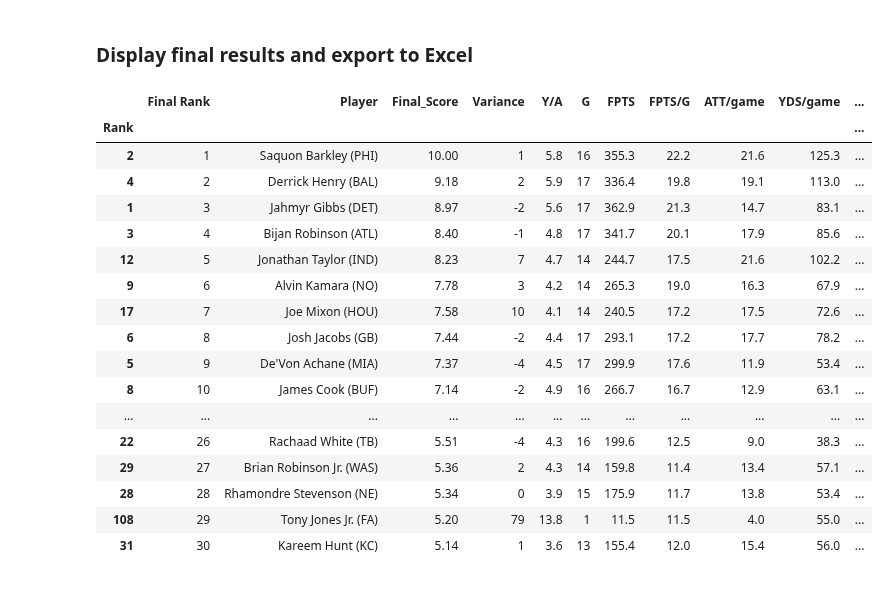
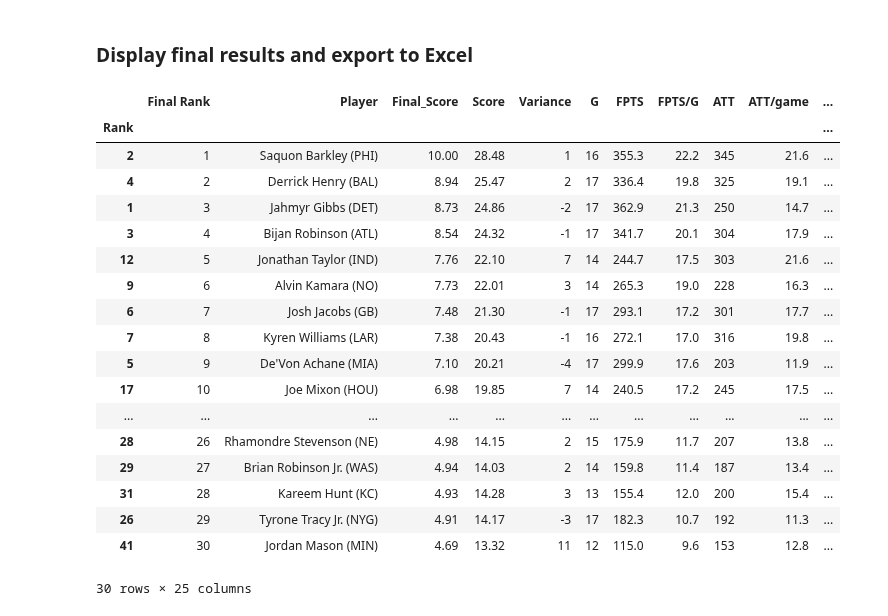
Before and after one commit to meltangonan/fantasy-football, a Jupyter notebook: RB/2025/RB_Model_2025.ipynb, the cells around one changed output. Drawn from its saved outputs; the diff is of its cells as text; code cells hidden in the pictures.

```diff
--- a/RB/2025/RB_Model_2025.ipynb
+++ b/RB/2025/RB_Model_2025.ipynb
@@ -85,7 +109,7 @@ df[['Rank', 'Player'] + final_columns].head(10)
 ### Calculate the correlations for the final stats across different conditions
 # %%
 # Define columns and columns to exclude for correlation calculation, excluding FPTS and FPTS/G
-exclude_corr = ['FPTS/G', 'FPTS', 'G']
+exclude_corr = ['FPTS/G', 'FPTS', 'G', 'LG']
 corr_columns = [col for col in final_columns if col not in exclude_corr]
 
 # Define a function to calculate correlations
@@ -207,9 +246,18 @@ df_weight.head(10)
 # %% [markdown]
 ### Model training
 # %%
-# Prepare features and target for model training
-X = df[weight_columns]
-y = df['Score']
+# # Prepare features and target for model training
+# X = df[weight_columns]
+# y = df['Score']
+
+# Build leakage-free feature set: raw stats you used to INFORM the score
+# (i.e., the unweighted versions), plus availability signals.
+base_feature_cols = [c for c in corr_columns if c in df.columns]  # raw per-game (ideally already shrunk)
+extra_cols = [c for c in ['FPTS/G', 'FPTS', 'G'] if c in df.columns]
+model_cols = base_feature_cols + extra_cols
+
+X = df[model_cols].copy()
+y = df['Score']            # or df['Final_Score'] if you prefer the post-ensemble target
 
 # Handle missing values by imputing with mean
 imputer = SimpleImputer(strategy='mean')
@@ -275,36 +323,52 @@ For example, when doing 'df[col].method(value, inplace=True)', try using 'df.met
 # %%
 # List of columns to be excluded
 final_columns_exclude = ['Y/R', 'LG']
 
-# Exclude the specified columns from final_columns
-final_columns = [col for col in final_columns if col not in final_columns_exclude]
+# # Exclude the specified columns from final_columns
+# final_columns = [col for col in final_columns if col not in final_columns_exclude]
 
-# Create final analysis columns
-analysis = df[['Rank', 'Final Rank', 'Player', 'Final_Score', 'Variance'] + final_columns]
-analysis.set_index('Rank', inplace=True)
-analysis = analysis.sort_values(by='Final Rank', ascending=True)
+# # Create final analysis columns
+# analysis = df[['Rank', 'Final Rank', 'Player', 'Final_Score', 'Variance'] + final_columns]
+# analysis.set_index('Rank', inplace=True)
+# analysis = analysis.sort_values(by='Final Rank', ascending=True)
+
+# Build export columns by filtering the interleaved list you created earlier
+# (display_cols already has [original, original/game] pairs in the right order)
+export_cols = [c for c in display_cols if c not in set(final_columns_exclude) and c in df.columns]
+
+# If you want to pin certain stats at the top in pairs, do it here (optional):
+pinned = ['G', 'FPTS', 'FPTS/G']
+export_cols = pinned + [c for c in export_cols if c not in pinned]
+# pinned_pairs = [x for p in pinned for x in (p, f'{p}/game') if x in export_cols]
+# export_cols = pinned_pairs + [c for c in export_cols if c not in pinned_pairs]
+
+# Build the final analysis view using the interleaved columns
+analysis = df[['Rank', 'Final Rank', 'Player', 'Final_Score', 'Score', 'Variance'] + export_cols] \
+            .set_index('Rank') \
+            .sort_values(by='Final Rank', ascending=True)
 
 # Export to Excel
 analysis.to_excel("RB_Analysis.xlsx", index=False)
 
 # Display the top 30 rows
 analysis.head(30)
 # %% [output]
-|  | Final Rank | Player | Final_Score | Variance | Y/A | G | FPTS | FPTS/G | ATT/game | YDS/game | ... |
+|  | Final Rank | Player | Final_Score | Score | Variance | G | FPTS | FPTS/G | ATT | ATT/game | ... |
 | Rank |  |  |  |  |  |  |  |  |  |  | ... |
-| 2 | 1 | Saquon Barkley (PHI) | 10.00 | 1 | 5.8 | 16 | 355.3 | 22.2 | 21.6 | 125.3 | ... |
-| 4 | 2 | Derrick Henry (BAL) | 9.18 | 2 | 5.9 | 17 | 336.4 | 19.8 | 19.1 | 113.0 | ... |
-| 1 | 3 | Jahmyr Gibbs (DET) | 8.97 | -2 | 5.6 | 17 | 362.9 | 21.3 | 14.7 | 83.1 | ... |
-| 3 | 4 | Bijan Robinson (ATL) | 8.40 | -1 | 4.8 | 17 | 341.7 | 20.1 | 17.9 | 85.6 | ... |
-| 12 | 5 | Jonathan Taylor (IND) | 8.23 | 7 | 4.7 | 14 | 244.7 | 17.5 | 21.6 | 102.2 | ... |
-| 9 | 6 | Alvin Kamara (NO) | 7.78 | 3 | 4.2 | 14 | 265.3 | 19.0 | 16.3 | 67.9 | ... |
-| 17 | 7 | Joe Mixon (HOU) | 7.58 | 10 | 4.1 | 14 | 240.5 | 17.2 | 17.5 | 72.6 | ... |
-| 6 | 8 | Josh Jacobs (GB) | 7.44 | -2 | 4.4 | 17 | 293.1 | 17.2 | 17.7 | 78.2 | ... |
-| 5 | 9 | De'Von Achane (MIA) | 7.37 | -4 | 4.5 | 17 | 299.9 | 17.6 | 11.9 | 53.4 | ... |
-| 8 | 10 | James Cook (BUF) | 7.14 | -2 | 4.9 | 16 | 266.7 | 16.7 | 12.9 | 63.1 | ... |
+| 2 | 1 | Saquon Barkley (PHI) | 10.00 | 28.48 | 1 | 16 | 355.3 | 22.2 | 345 | 21.6 | ... |
+| 4 | 2 | Derrick Henry (BAL) | 8.94 | 25.47 | 2 | 17 | 336.4 | 19.8 | 325 | 19.1 | ... |
+| 1 | 3 | Jahmyr Gibbs (DET) | 8.73 | 24.86 | -2 | 17 | 362.9 | 21.3 | 250 | 14.7 | ... |
+| 3 | 4 | Bijan Robinson (ATL) | 8.54 | 24.32 | -1 | 17 | 341.7 | 20.1 | 304 | 17.9 | ... |
+| 12 | 5 | Jonathan Taylor (IND) | 7.76 | 22.10 | 7 | 14 | 244.7 | 17.5 | 303 | 21.6 | ... |
+| 9 | 6 | Alvin Kamara (NO) | 7.73 | 22.01 | 3 | 14 | 265.3 | 19.0 | 228 | 16.3 | ... |
+| 6 | 7 | Josh Jacobs (GB) | 7.48 | 21.30 | -1 | 17 | 293.1 | 17.2 | 301 | 17.7 | ... |
+| 7 | 8 | Kyren Williams (LAR) | 7.38 | 20.43 | -1 | 16 | 272.1 | 17.0 | 316 | 19.8 | ... |
+| 5 | 9 | De'Von Achane (MIA) | 7.10 | 20.21 | -4 | 17 | 299.9 | 17.6 | 203 | 11.9 | ... |
+| 17 | 10 | Joe Mixon (HOU) | 6.98 | 19.85 | 7 | 14 | 240.5 | 17.2 | 245 | 17.5 | ... |
 | ... | ... | ... | ... | ... | ... | ... | ... | ... | ... | ... | ... |
-| 22 | 26 | Rachaad White (TB) | 5.51 | -4 | 4.3 | 16 | 199.6 | 12.5 | 9.0 | 38.3 | ... |
-| 29 | 27 | Brian Robinson Jr. (WAS) | 5.36 | 2 | 4.3 | 14 | 159.8 | 11.4 | 13.4 | 57.1 | ... |
-| 28 | 28 | Rhamondre Stevenson (NE) | 5.34 | 0 | 3.9 | 15 | 175.9 | 11.7 | 13.8 | 53.4 | ... |
-| 108 | 29 | Tony Jones Jr. (FA) | 5.20 | 79 | 13.8 | 1 | 11.5 | 11.5 | 4.0 | 55.0 | ... |
-| 31 | 30 | Kareem Hunt (KC) | 5.14 | 1 | 3.6 | 13 | 155.4 | 12.0 | 15.4 | 56.0 | ... |
+| 28 | 26 | Rhamondre Stevenson (NE) | 4.98 | 14.15 | 2 | 15 | 175.9 | 11.7 | 207 | 13.8 | ... |
+| 29 | 27 | Brian Robinson Jr. (WAS) | 4.94 | 14.03 | 2 | 14 | 159.8 | 11.4 | 187 | 13.4 | ... |
+| 31 | 28 | Kareem Hunt (KC) | 4.93 | 14.28 | 3 | 13 | 155.4 | 12.0 | 200 | 15.4 | ... |
+| 26 | 29 | Tyrone Tracy Jr. (NYG) | 4.91 | 14.17 | -3 | 17 | 182.3 | 10.7 | 192 | 11.3 | ... |
+| 41 | 30 | Jordan Mason (MIN) | 4.69 | 13.32 | 11 | 12 | 115.0 | 9.6 | 153 | 12.8 | ... |
+30 rows × 25 columns
```
Also changed, not shown: parts of 5 cells of this notebook, 3 other files.
